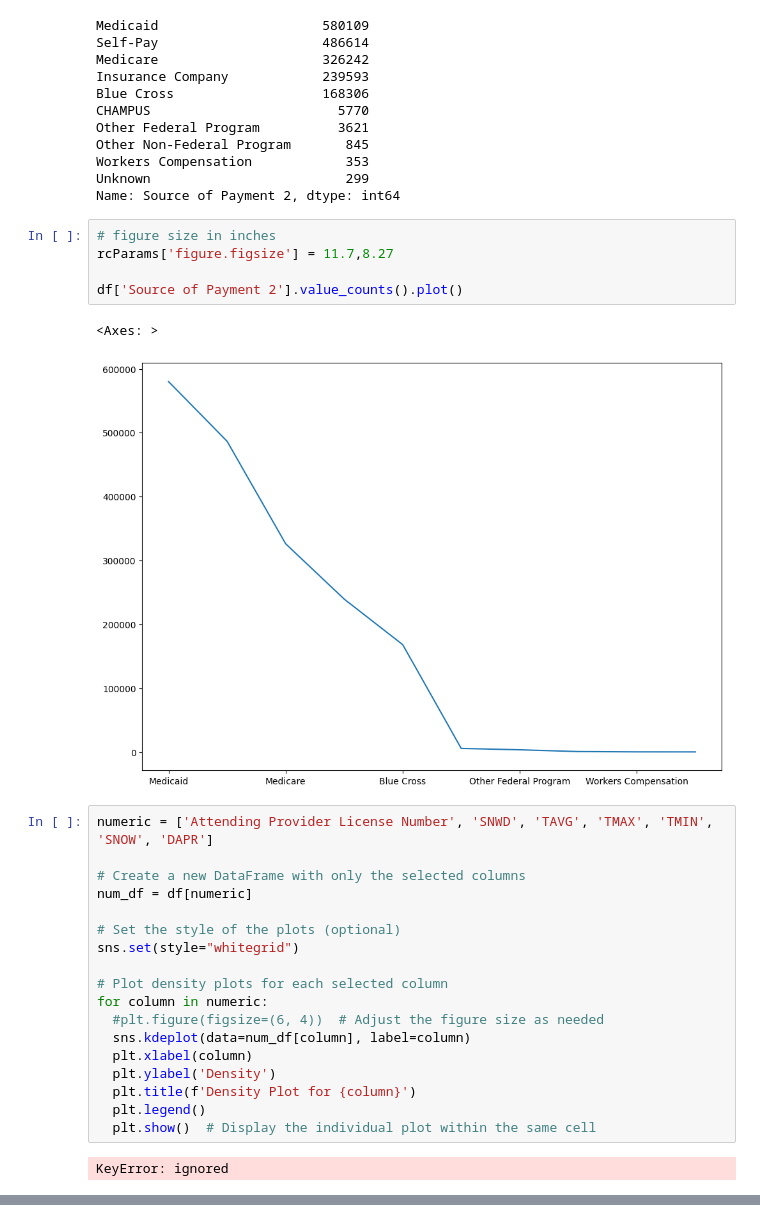
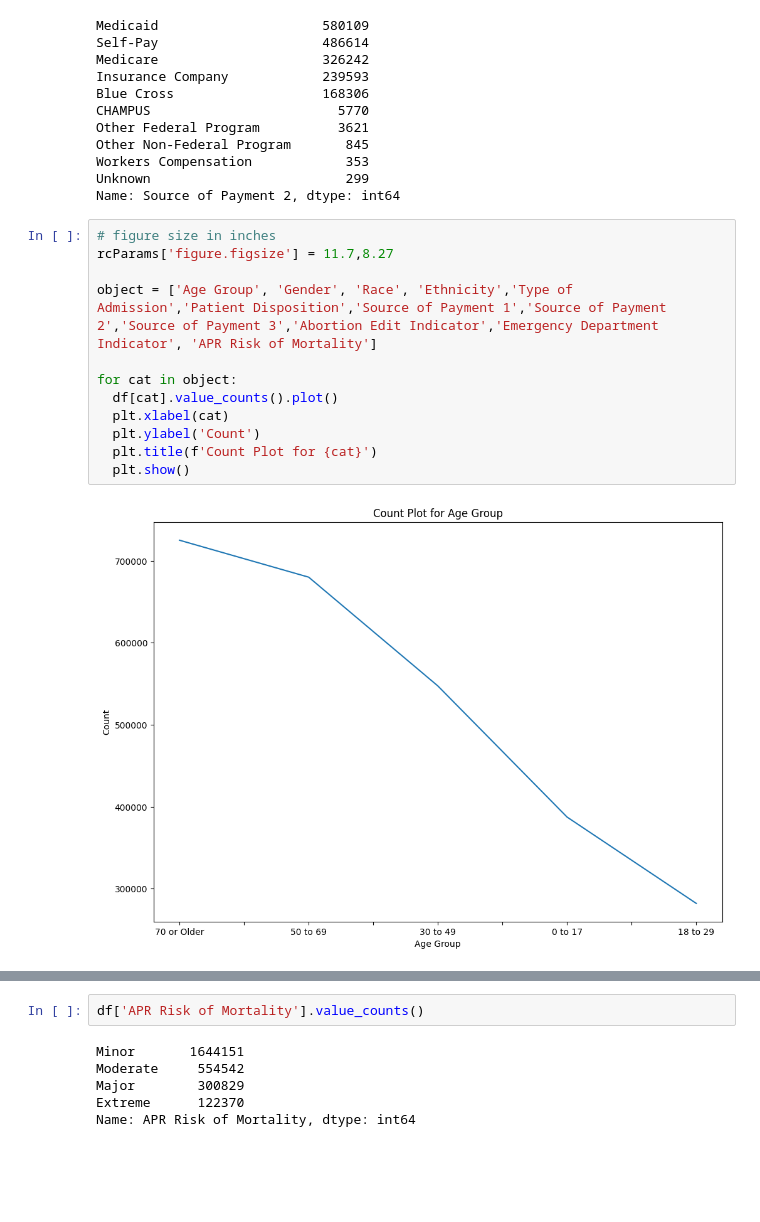
Before and after one commit to amitgit2510/Info_miners_2, a Jupyter notebook: Course_Project_2.ipynb, the cells around one changed output, grey strips where cells are left out. Saved outputs shown, nothing was run; the diff lists cells and outputs as text; blank space fills up the shorter version.

```diff
--- a/Course_Project_2.ipynb
+++ b/Course_Project_2.ipynb
@@ -114,31 +192,17 @@ Other Non-Federal Program       845
 Workers Compensation            353
 Unknown                         299
 Name: Source of Payment 2, dtype: int64
-# %%
-# figure size in inches
-rcParams['figure.figsize'] = 11.7,8.27
-
-df['Source of Payment 2'].value_counts().plot()
-# %% [output]
-<Axes: >
-[figure, removed]
-# %%
-numeric = ['Attending Provider License Number', 'SNWD', 'TAVG', 'TMAX', 'TMIN', 'SNOW', 'DAPR']
-
-# Create a new DataFrame with only the selected columns
-num_df = df[numeric]
-
-# Set the style of the plots (optional)
-sns.set(style="whitegrid")
-
-# Plot density plots for each selected column
-for column in numeric:
-  #plt.figure(figsize=(6, 4))  # Adjust the figure size as needed
-  sns.kdeplot(data=num_df[column], label=column)
-  plt.xlabel(column)
-  plt.ylabel('Density')
-  plt.title(f'Density Plot for {column}')
-  plt.legend()
-  plt.show()  # Display the individual plot within the same cell
-# %% [output]
-KeyError: ignored
+# %%
+# figure size in inches
+rcParams['figure.figsize'] = 11.7,8.27
+
+object = ['Age Group', 'Gender', 'Race', 'Ethnicity','Type of Admission','Patient Disposition','Source of Payment 1','Source of Payment 2','Source of Payment 3','Abortion Edit Indicator','Emergency Department Indicator', 'APR Risk of Mortality']
+
+for cat in object:
+  df[cat].value_counts().plot()
+  plt.xlabel(cat)
+  plt.ylabel('Count')
+  plt.title(f'Count Plot for {cat}')
+  plt.show()
+# %% [output]
+[figure, added]
@@ -144,0 +220,8 @@ KeyError: ignored
+# %%
+df['APR Risk of Mortality'].value_counts()
+# %% [output]
+Minor       1644151
+Moderate     554542
+Major        300829
+Extreme      122370
+Name: APR Risk of Mortality, dtype: int64
```
Also changed, not shown: parts of 31 cells of this notebook.
